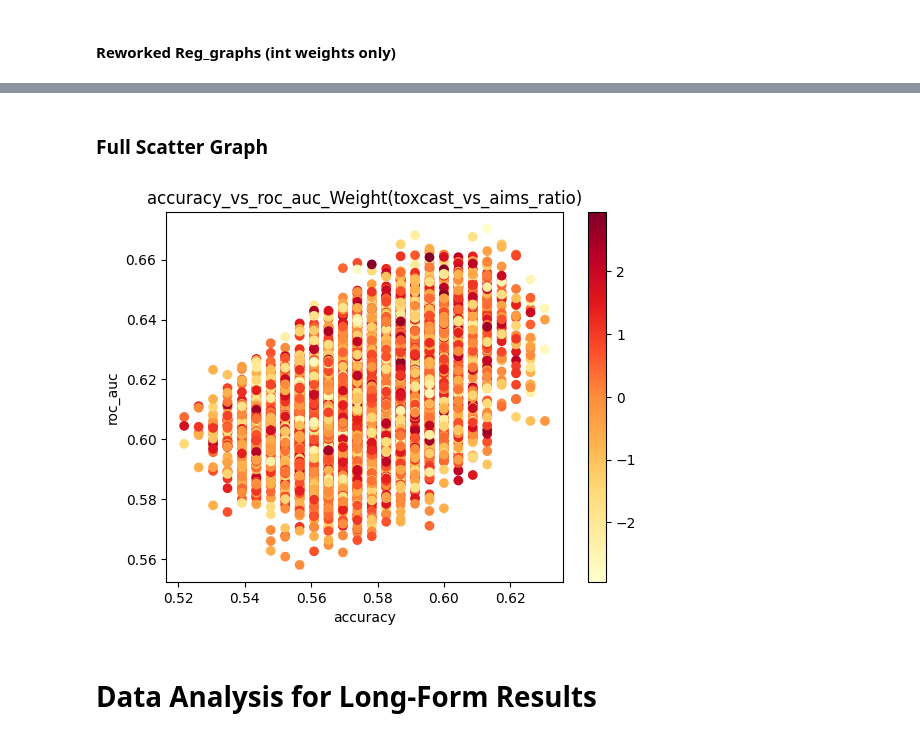
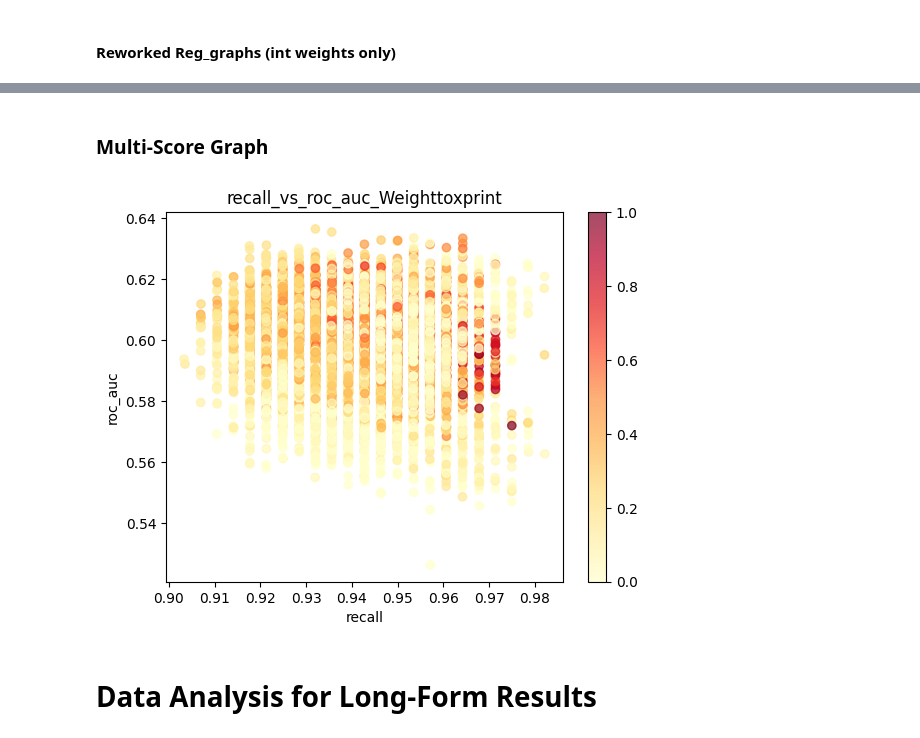
Before and after one commit to patlewig/genra-hybrid, a Jupyter notebook: notebooks/03-ajl-data_analysis.ipynb, the cells around one changed output, grey strips where cells are left out. Drawn from its saved outputs; the diff is of its cells as text; code cells hidden in the pictures.

```diff
--- a/notebooks/03-ajl-data_analysis.ipynb
+++ b/notebooks/03-ajl-data_analysis.ipynb
@@ -5,13 +5,13 @@ import pandas as pd
 import numpy
 import os
 
-endpoint = "sub-liver"
+endpoint = "chr-kidney"
 increment = 5
 
-full_df = pd.read_csv(f"../references/full_print_results/{endpoint}/big_results_percentages{increment}.csv")
+full_df = pd.read_csv(f"../references/full_print_results/{endpoint}/big_results_percentages{increment}_neighborhood2-13.csv")
 full_df = full_df.drop(columns = {"Unnamed: 0"})
 
-if not os.path.exists(f"..references/full_print_results/{endpoint}/full_scatters"):
-    for folder in ["full_scatters", "Highlights", "multi-scores", "reg1_graphs", "reg2_graphs", "reg3_graphs", "strat_graphs"]:
-        os.mkdir(f"../references/full_print_results/{endpoint}/{folder}")
+# if not os.path.exists(f"..references/full_print_results/{endpoint}/full_scatters"):
+#     for folder in ["full_scatters", "Highlights", "multi-scores", "reg1_graphs", "reg2_graphs", "reg3_graphs", "strat_graphs"]:
+#         os.mkdir(f"../references/full_print_results/{endpoint}/{folder}")
 # %%
@@ -36,7 +36,8 @@ full_df[['param_hybrid_weights','split0_test_accuracy',
 # df.head()
 # %%
 #If percentage weights, we will need this version:
-df = full_df[["param_hybrid_weights", "mean_test_accuracy","mean_test_precision","mean_test_recall", "mean_test_roc_auc"]].sort_values("mean_test_roc_auc", ascending = False)
+#.loc[full_df["param_n_neighbors"]==4]
+df = full_df[["param_hybrid_weights", "param_n_neighbors", "mean_test_accuracy","mean_test_precision","mean_test_recall", "mean_test_roc_auc"]].sort_values("mean_test_roc_auc", ascending = False)
 new_weights = []
 for i in df["param_hybrid_weights"]:
     number_list = i.split(",")
@@ -44,6 +45,8 @@ for i in df["param_hybrid_weights"]:
     last = number_list[-1][:-1]
     new_weights.append([int(first), int(number_list[1]), int(number_list[2]), int(number_list[3]), int(last)])
 df["param_hybrid_weights"] = new_weights
+df = df.reset_index()
+df = df.drop(columns={"index"})
 # %%
 #Calculate percentage contributions from the weights, as these are often more intuitive
 morgan_weight = [df["param_hybrid_weights"][i][1] for i in range(0,len(df["param_hybrid_weights"]))]
@@ -354,18 +376,18 @@ plt.show()
 # %% [markdown]
-### Full Scatter Graph
+### Multi-Score Graph
 # %%
 #Multi-scores
-multi_variables = {"x":"accuracy", "y":"roc_auc", "c":"toxprint"}
-plt.scatter(x = df[f"mean_test_{multi_variables["x"]}"], y=df[f"mean_test_{multi_variables["y"]}"], c= numpy.log(df["toxcast"]/df["aims"]), cmap = "YlOrRd")
+multi_variables = {"x":"recall", "y":"roc_auc", "c":"toxprint"}
+plt.scatter(x = df[f"mean_test_{multi_variables["x"]}"], y=df[f"mean_test_{multi_variables["y"]}"], c= df[multi_variables["c"]], cmap = "YlOrRd", alpha = 0.7)
 plt.colorbar()
-title = f"{multi_variables["x"]}_vs_{multi_variables["y"]}_Weight(toxcast_vs_aims_ratio)"
+title = f"{multi_variables["x"]}_vs_{multi_variables["y"]}_Weight{multi_variables['c']}"
 plt.title(title)
 plt.xlabel(multi_variables["x"])
 plt.ylabel(multi_variables["y"])
 plt.savefig(f"../references/full_print_results/{endpoint}/multi-scores/{title}_scatter.png")
 plt.show()
 # %% [output]
-[figure, old version]
+[figure, new version]
 # %% [markdown]
 # Data Analysis for Long-Form Results
 # %%
```
Also changed, not shown: parts of 17 cells of this notebook, 4 other files.
